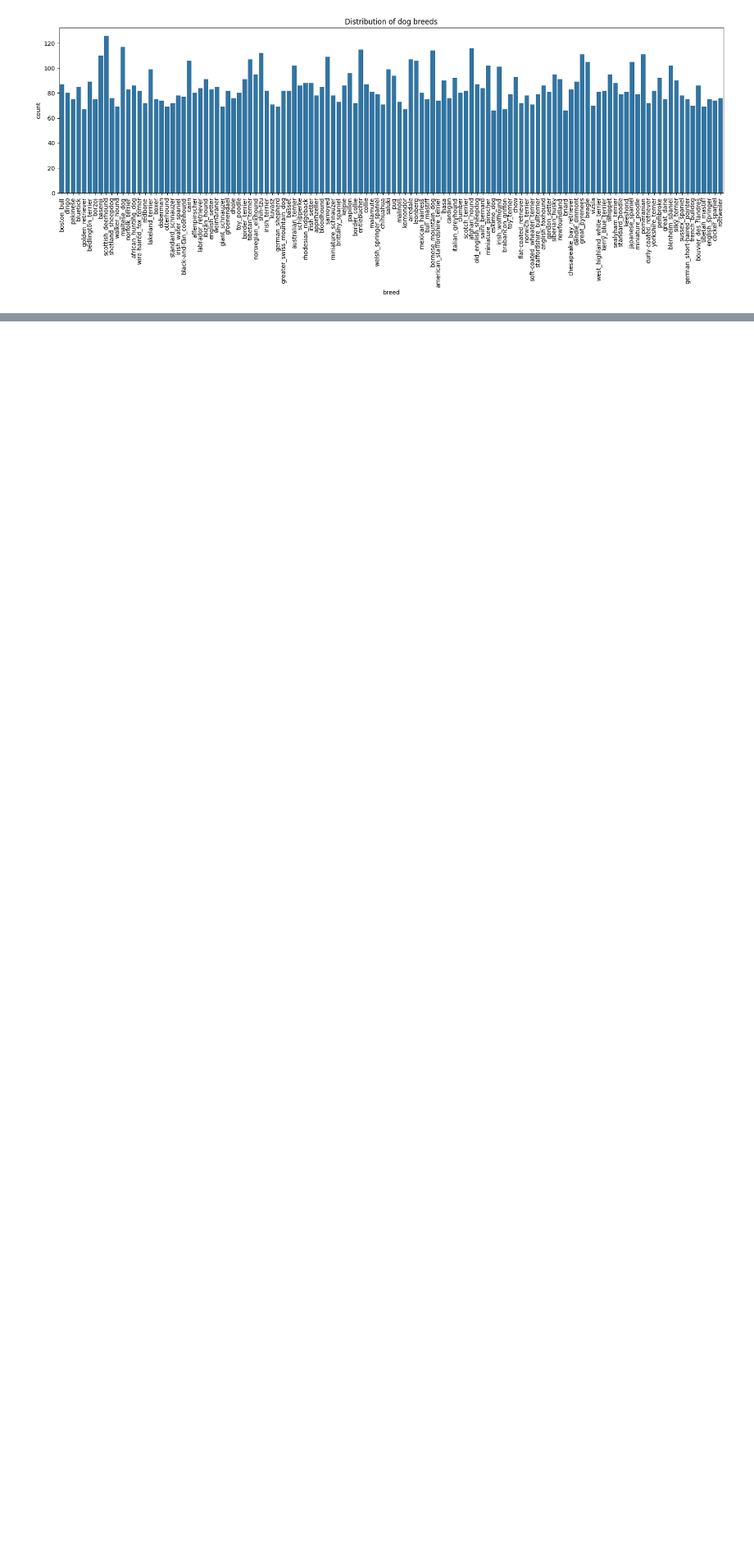
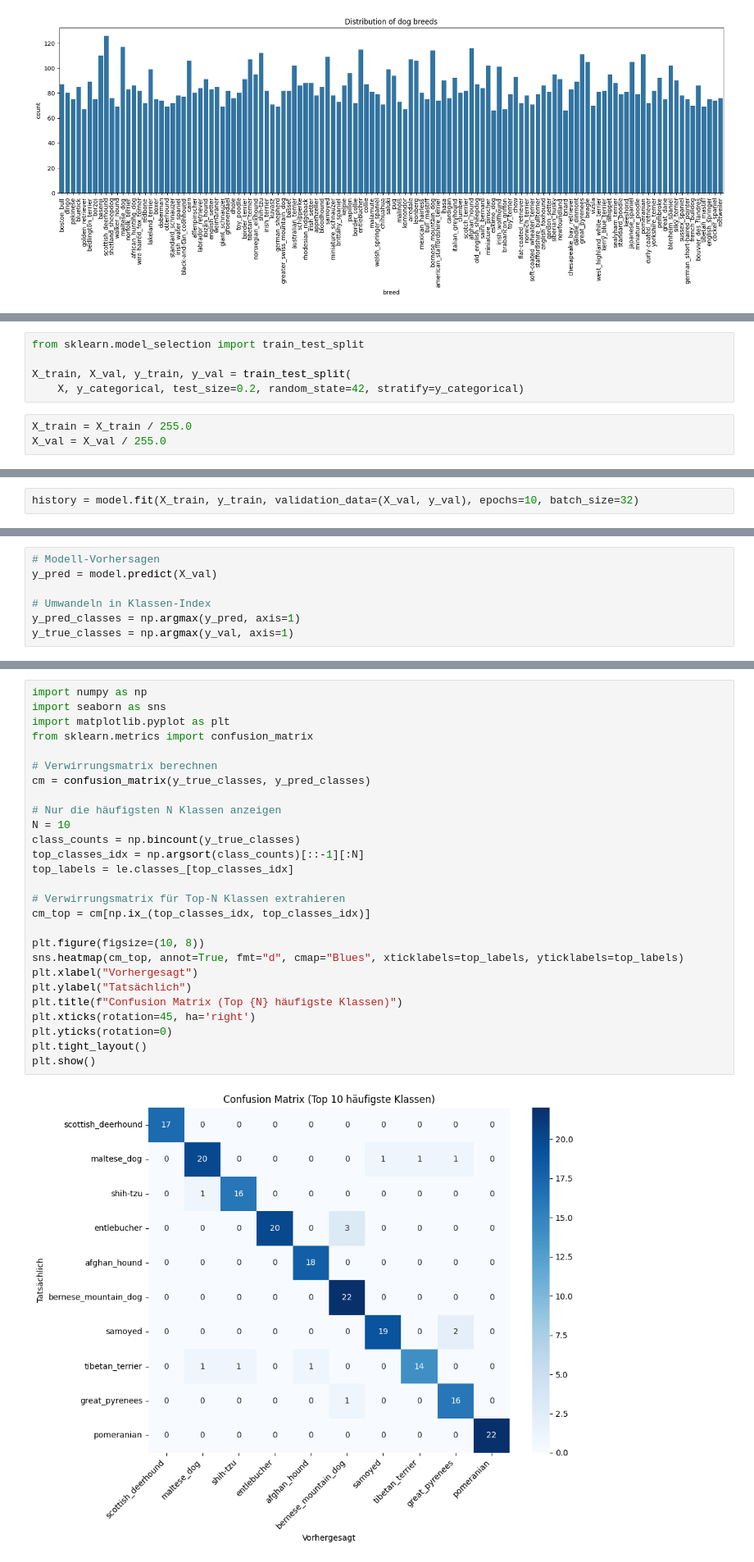
Before and after one commit to david-h-gh/ML4B-2025, a Jupyter notebook: DogBreed/Notebook.ipynb, the cells around one changed output, grey strips where cells are left out. Shown at 82% size. Drawn from its saved outputs; the diff is of its cells as text; blank space fills up the shorter version.

```diff
--- a/DogBreed/Notebook.ipynb
+++ b/DogBreed/Notebook.ipynb
@@ -110,0 +170,8 @@ plt.show()
+# %%
+from sklearn.model_selection import train_test_split
+
+X_train, X_val, y_train, y_val = train_test_split(
+    X, y_categorical, test_size=0.2, random_state=42, stratify=y_categorical)
+# %%
+X_train = X_train / 255.0
+X_val = X_val / 255.0
@@ -110,0 +201,2 @@ plt.show()
+# %%
+history = model.fit(X_train, y_train, validation_data=(X_val, y_val), epochs=10, batch_size=32)
@@ -110,0 +224,7 @@ plt.show()
+# %%
+# Modell-Vorhersagen
+y_pred = model.predict(X_val)
+
+# Umwandeln in Klassen-Index
+y_pred_classes = np.argmax(y_pred, axis=1)
+y_true_classes = np.argmax(y_val, axis=1)
@@ -110,0 +233,29 @@ plt.show()
+# %%
+import numpy as np
+import seaborn as sns
+import matplotlib.pyplot as plt
+from sklearn.metrics import confusion_matrix
+
+# Verwirrungsmatrix berechnen
+cm = confusion_matrix(y_true_classes, y_pred_classes)
+
+# Nur die häufigsten N Klassen anzeigen
+N = 10
+class_counts = np.bincount(y_true_classes)
+top_classes_idx = np.argsort(class_counts)[::-1][:N]
+top_labels = le.classes_[top_classes_idx]
+
+# Verwirrungsmatrix für Top-N Klassen extrahieren
+cm_top = cm[np.ix_(top_classes_idx, top_classes_idx)]
+
+plt.figure(figsize=(10, 8))
+sns.heatmap(cm_top, annot=True, fmt="d", cmap="Blues", xticklabels=top_labels, yticklabels=top_labels)
+plt.xlabel("Vorhergesagt")
+plt.ylabel("Tatsächlich")
+plt.title(f"Confusion Matrix (Top {N} häufigste Klassen)")
+plt.xticks(rotation=45, ha='right')
+plt.yticks(rotation=0)
+plt.tight_layout()
+plt.show()
+# %% [output]
+[figure, added]
```
Also changed, not shown: parts of 11 cells of this notebook, 3 other files.
